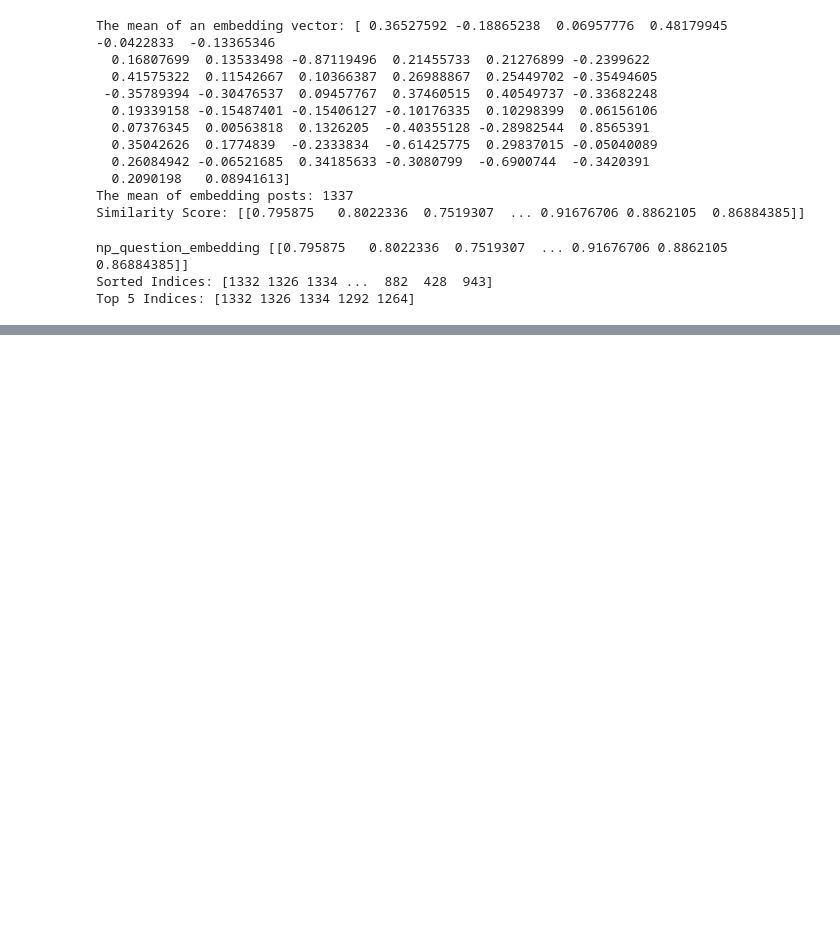
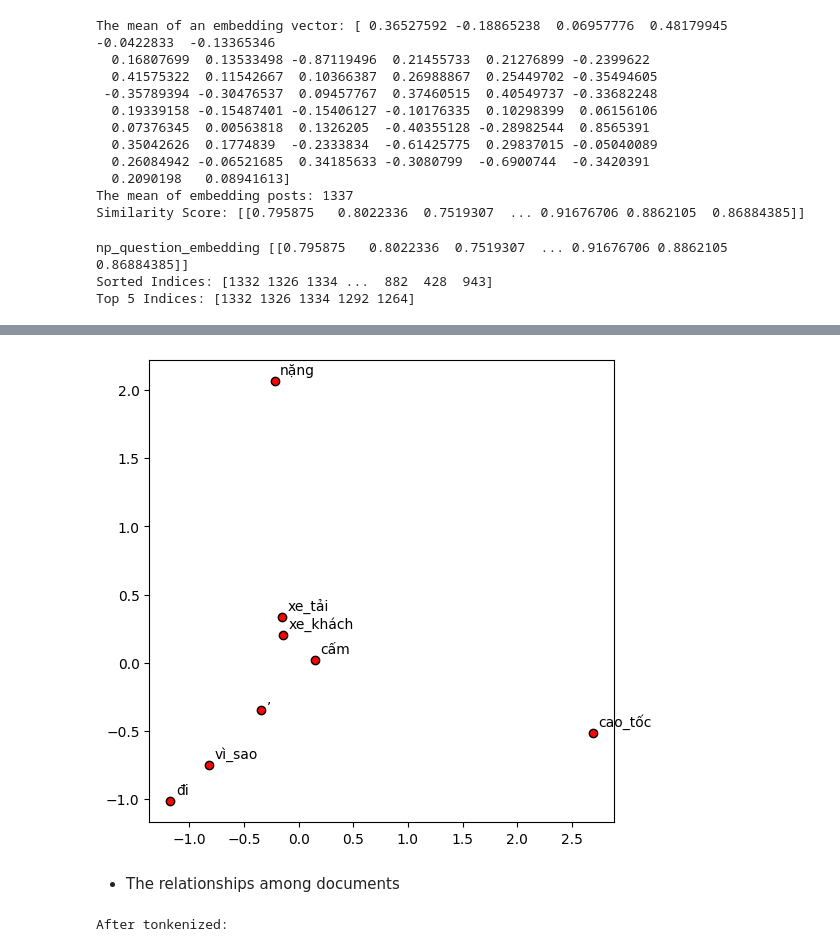
Before and after one commit to Narius2030/Vietnamese-Text-Generator, a Jupyter notebook: word_embedding.ipynb, the cells around one changed output, grey strips where cells are left out. Saved outputs shown, nothing was run; the diff lists cells and outputs as text; code cells hidden in the pictures; blank space fills up the shorter version.

```diff
--- a/word_embedding.ipynb
+++ b/word_embedding.ipynb
@@ -201,0 +209,32 @@ news.loc[top_5_indices.tolist(), :]
+# %%
+def words_scatterplot(model, words=None, sample=0):
+    if words == None:
+        if sample > 0:
+            words = np.random.choice(list(model.vocab.keys()), sample)
+        else:
+            words = [word for word in model.wv.vocab]
+
+    word_vectors = np.array([model.wv[w] for w in words])
+
+    twodim = PCA().fit_transform(word_vectors)[:,:2]
+
+    plt.figure(figsize=(6,6))
+    plt.scatter(twodim[:,0], twodim[:,1], edgecolors='k', c='r')
+    for word, (x,y) in zip(words, twodim):
+        plt.text(x+0.05, y+0.05, word)
+# %%
+sentence = 'Vì sao cấm xe tải nặng, xe khách đi cao tốc'
+sentence = sentence.lower()
+sentence = ViTokenizer.tokenize(sentence)
+words = sentence.split()
+
+words_scatterplot(model, words)
+# %% [output]
+[figure, added]
+# %% [markdown]
+* The relationships among documents
+# %%
+_, temp_embeddings = embedding("", input_gensim, 100)
+mean_temp_embedding = mean_embedded_posts(temp_embeddings)
+# %% [output]
+After tonkenized:
```
Also changed, not shown: parts of 11 cells of this notebook.
